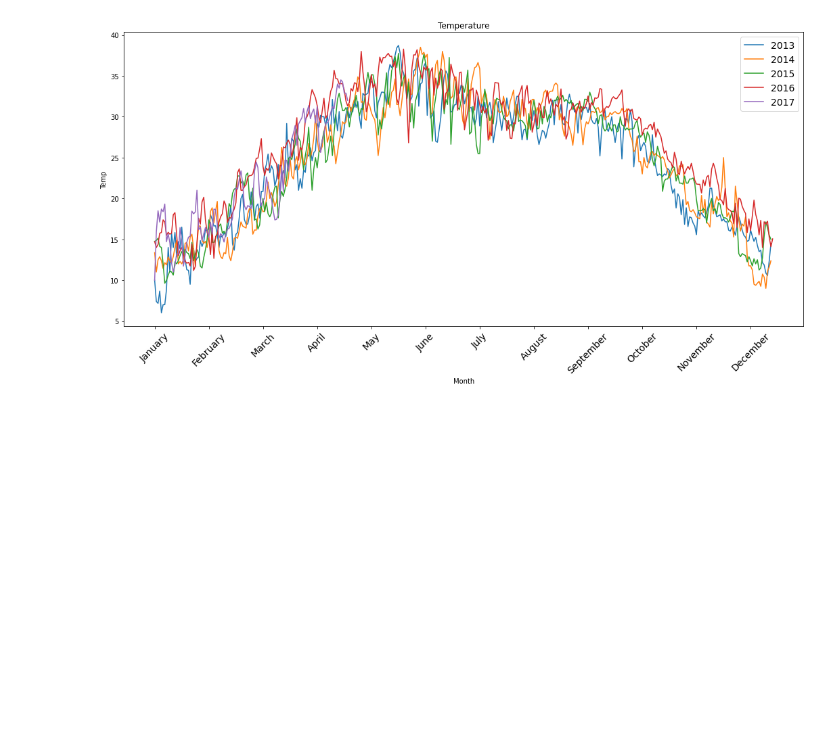
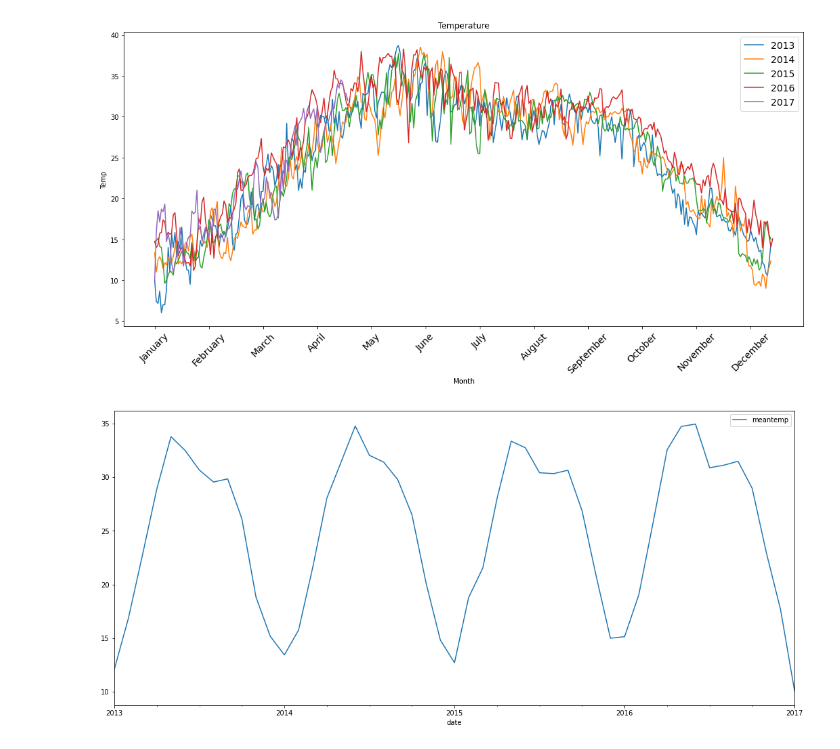
Before and after one commit to maxim8051/TimeSeriesItmoLab, a Jupyter notebook: TimeSeries.ipynb, the cells around one changed output. Saved outputs shown, nothing was run; the diff lists cells and outputs as text; code cells hidden in the pictures; blank space fills up the shorter version.

```diff
--- a/TimeSeries.ipynb
+++ b/TimeSeries.ipynb
@@ -81 +107,6 @@ plt.show()
+# %%
+df_m.plot()
+plt.show()
+# %% [output]
+[figure, added]
 # %%
```
Also changed, not shown: parts of 15 cells of this notebook.
